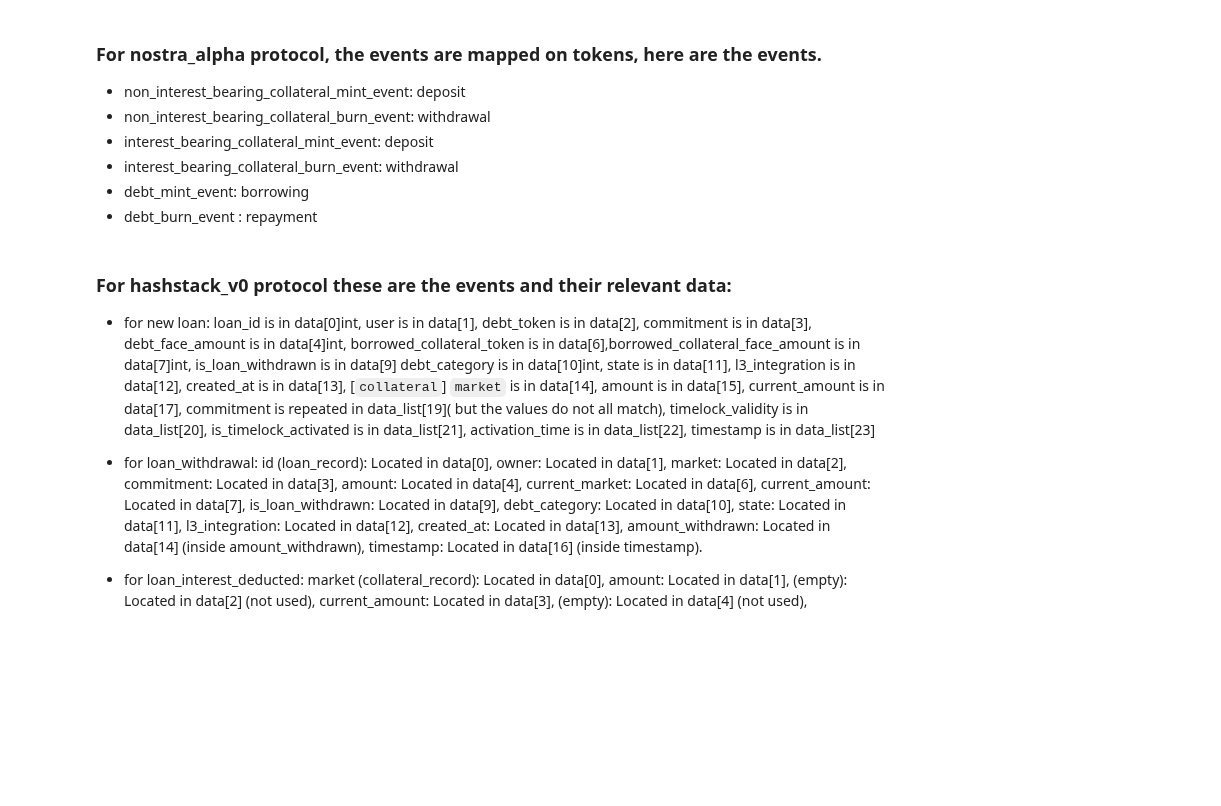
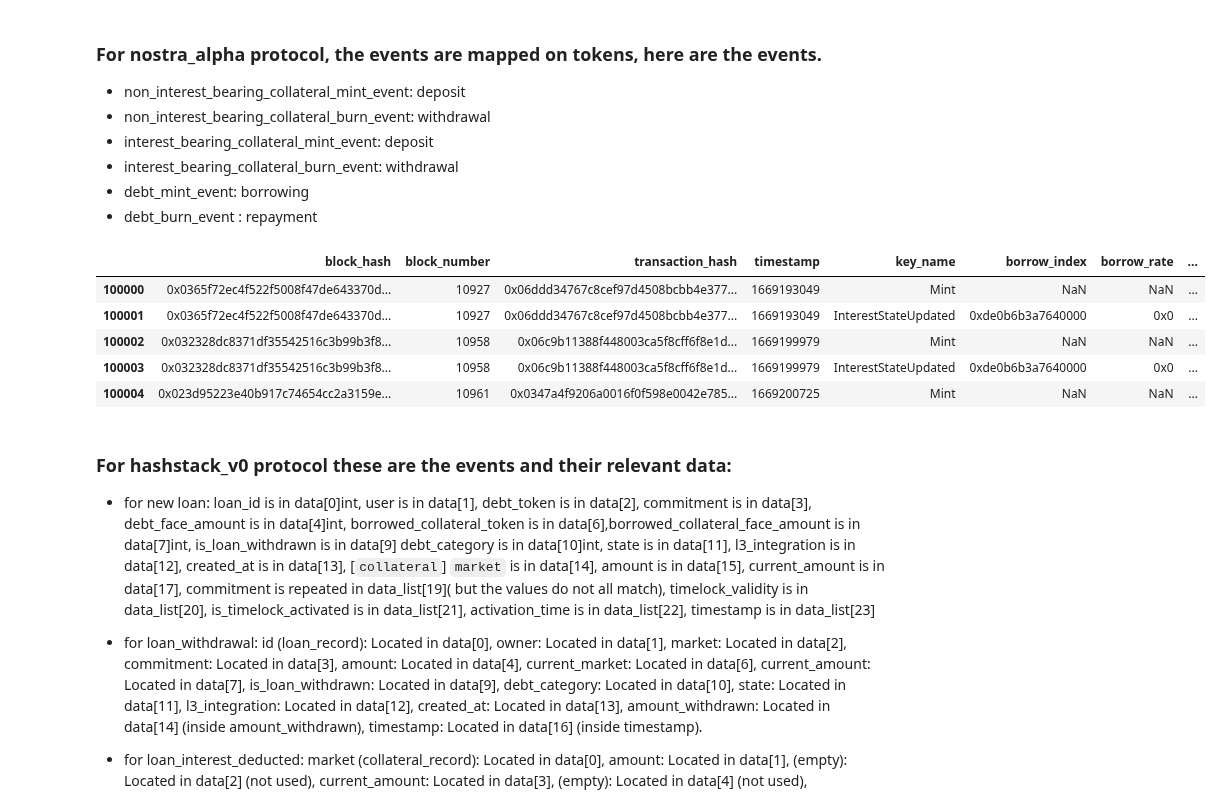
Before and after one commit to CarmineOptions/derisk-research, a Jupyter notebook: notebooks/standardize_events_data.ipynb, the cells around one changed output. Cells and saved outputs as stored; diff of their text form; code cells hidden in the pictures; blank space fills up the shorter version.

Commit message:
Update standardize_events_data.ipynb
Fixed: typos, exceptions, nostra_mainnet protocol was updated with it's own specific token.

```diff
--- a/notebooks/standardize_events_data.ipynb
+++ b/notebooks/standardize_events_data.ipynb
@@ -48,8 +48,8 @@ def load_protocol_data(protocols: list[str]) -> pd.DataFrame:
 PROTOCOLS = ['zklend', 'nostra_alpha', 'nostra_mainnet', 'hashstack_v0', 'hashstack_v1']
 
 # Load the data
-df_events = load_protocol_data(PROTOCOLS)
-print(f"Combined dataframe shape: {df_events.shape}")
+events = load_protocol_data(PROTOCOLS)
+print(f"Combined dataframe shape: {events.shape}")
 # %% [output]
 Processing zklend from Google Storage...
 Processing nostra_alpha from Google Storage...
@@ -172,7 +177,7 @@ NameError: name 'pd' is not defined
 - debt_burn_event : repayment
 # %%
 # Define the mapping for token addresses and their types
-NOSTRA_ALPHA_TOKENS_TO_TOKEN_TYPES = {
+NOSTRA_ALPHA_TOKENS_TO_TOKEN_TYPES :dict[str, str] =  {
     '0x0553cea5d1dc0e0157ffcd36a51a0ced717efdadd5ef1b4644352bb45bd35453': 'non_interest_bearing_collateral',
     '0x047e794d7c49c49fd2104a724cfa69a92c5a4b50a5753163802617394e973833': 'non_interest_bearing_collateral',
     '0x003cd2066f3c8b4677741b39db13acebba843bbbaa73d657412102ab4fd98601': 'non_interest_bearing_collateral',
@@ -190,8 +195,9 @@ NOSTRA_ALPHA_TOKENS_TO_TOKEN_TYPES = {
     '0x075b0d87aca8dee25df35cdc39a82b406168fa23a76fc3f03abbfdc6620bb6d7': 'debt'
 }
 
+NOSTRA_ALPHA_INTEREST_RATE_MODEL_ADDRESS: str = '0x03d39f7248fb2bfb960275746470f7fb470317350ad8656249ec66067559e892'
 # Define the event type mapping based on the token type and key name
-NOSTRA_ALPHA_TOKEN_TYPES_TO_EVENT_TYPES = {
+NOSTRA_ALPHA_TOKEN_TYPES_TO_EVENT_TYPES : dict[str, str] = {
     'non_interest_bearing_collateral': {
         'Mint': 'deposit',
         'Burn': 'withdrawal'
@@ -207,10 +213,17 @@ NOSTRA_ALPHA_TOKEN_TYPES_TO_EVENT_TYPES = {
 }
 
 def get_nostra_alpha_event_type(token_address: str, key_name: str) ->str:
-    token_type = NOSTRA_ALPHA_TOKENS_TO_TOKEN_TYPES.get(token_address.lower())
+    # Special case for InterestStateUpdated and the specific interest rate model address
+    if token_address == NOSTRA_ALPHA_INTEREST_RATE_MODEL_ADDRESS and key_name == 'InterestStateUpdated':
+        return 'interest_rate_updated'
+
+    token_type = NOSTRA_ALPHA_TOKENS_TO_TOKEN_TYPES.get(token_address)
     if token_type:
-        return NOSTRA_ALPHA_TOKEN_TYPES_TO_EVENT_TYPES.get(token_type, {}).get(key_name)
-    return 'interest_rate_updated'  # Default to 'interest rate updated' if not matched
+        event_type = NOSTRA_ALPHA_TOKEN_TYPES_TO_EVENT_TYPES.get(token_type, {}).get(key_name)
+        if event_type:
+            return event_type
+    # If no match is found, raise an error
+    raise ValueError(f"Unrecognized event type for token address {token_address} and key name {key_name}")
 
 def extract_nostra_alpha(row: pd.Series) -> pd.Series:
     try:
@@ -221,41 +234,49 @@ def extract_nostra_alpha(row: pd.Series) -> pd.Series:
 
         if row['key_name'] in ['Mint', 'Burn']:
             return pd.Series({
                 'user': data_list[0],
                 'token': row['from_address'],
                 'face_amount': hex_to_int(data_list[1]),
                 'event_type': event_type
             })
         elif row['key_name'] == 'InterestStateUpdated':
             return pd.Series({
                 'debt_token': data_list[0],
                 'lending_rate': data_list[1],
                 'borrow_rate': data_list[3],
                 'lend_index': data_list[5],
                 'borrow_index': data_list[7],
+                'event_type': 'interest_rate_updated'
 
             })
         else:
-            raise ValueError("Unrecognized key_name") # Raising an error for unrecognized key_name
+            raise ValueError(f"Unrecognized key_name: {row['key_name']}") # Raising an error for unrecognized key_name
     except Exception as e:
         # Handle any parsing errors
-        raise RuntimeError(f"Failed to extract data from row: {str(e)}") from e
+        raise ValueError(f"Failed to extract data from row: {str(e)}") from e
 
 # Filter the dataset for 'nostra_alpha' protocol
-nostra_alpha_data = df_events[df_events['Protocol'] == 'nostra_alpha']
+nostra_alpha_events = events[events['Protocol'] == 'nostra_alpha']
 
 # Apply the extraction function to each row
-standardized_nostra_alpha_events = nostra_alpha_data.apply(extract_nostra_alpha, axis=1)
+standardized_nostra_alpha_events = nostra_alpha_events.apply(extract_nostra_alpha, axis=1)
 
 # Concatenate the extracted elements with the original dataframe
-standardized_nostra_alpha_events = pd.concat([nostra_alpha_data[['block_hash', 'block_number', 'transaction_hash', 'timestamp', 'key_name']], standardized_nostra_alpha_events], axis=1)
+standardized_nostra_alpha_events = pd.concat([nostra_alpha_events[['block_hash', 'block_number', 'transaction_hash', 'timestamp', 'key_name']], standardized_nostra_alpha_events], axis=1)
+
+# Show a sample of the resulting dataframe
+standardized_nostra_alpha_events.head()
 
 # Uncomment the following to save the resulting dataframe to a new CSV file
 # output_file_path = 'standardized_nostra_alpha_events.csv'
 # standard_nalpha.to_csv(output_file_path, index=False)
-
-# Show a sample of the resulting dataframe
-# print(standardized_nostra_alpha_events.head())
+# %% [output]
+|  | block_hash | block_number | transaction_hash | timestamp | key_name | borrow_index | borrow_rate | ... |
+| 100000 | 0x0365f72ec4f522f5008f47de643370d... | 10927 | 0x06ddd34767c8cef97d4508bcbb4e377... | 1669193049 | Mint | NaN | NaN | ... |
+| 100001 | 0x0365f72ec4f522f5008f47de643370d... | 10927 | 0x06ddd34767c8cef97d4508bcbb4e377... | 1669193049 | InterestStateUpdated | 0xde0b6b3a7640000 | 0x0 | ... |
+| 100002 | 0x032328dc8371df35542516c3b99b3f8... | 10958 | 0x06c9b11388f448003ca5f8cff6f8e1d... | 1669199979 | Mint | NaN | NaN | ... |
+| 100003 | 0x032328dc8371df35542516c3b99b3f8... | 10958 | 0x06c9b11388f448003ca5f8cff6f8e1d... | 1669199979 | InterestStateUpdated | 0xde0b6b3a7640000 | 0x0 | ... |
+| 100004 | 0x023d95223e40b917c74654cc2a3159e... | 10961 | 0x0347a4f9206a0016f0f598e0042e785... | 1669200725 | Mint | NaN | NaN | ... |
 # %% [markdown]
 ### For hashstack_v0 protocol these are the events and their relevant data:
 - for new loan: loan_id is in data[0]int, user is in data[1], debt_token is in data[2], commitment is in data[3], debt_face_amount is in data[4]int, borrowed_collateral_token is in data[6],borrowed_collateral_face_amount is in data[7]int, is_loan_withdrawn is in data[9] debt_category is in data[10]int, state is in data[11], l3_integration is in data[12], created_at is in data[13], [`collateral`] `market` is in data[14], amount is in data[15], current_amount is in data[17], commitment is repeated in data_list[19]( but the values do not all match), timelock_validity is in data_list[20], is_timelock_activated is in data_list[21], activation_time is in data_list[22], timestamp is in data_list[23]
```
Also changed, not shown: parts of 8 cells of this notebook.
